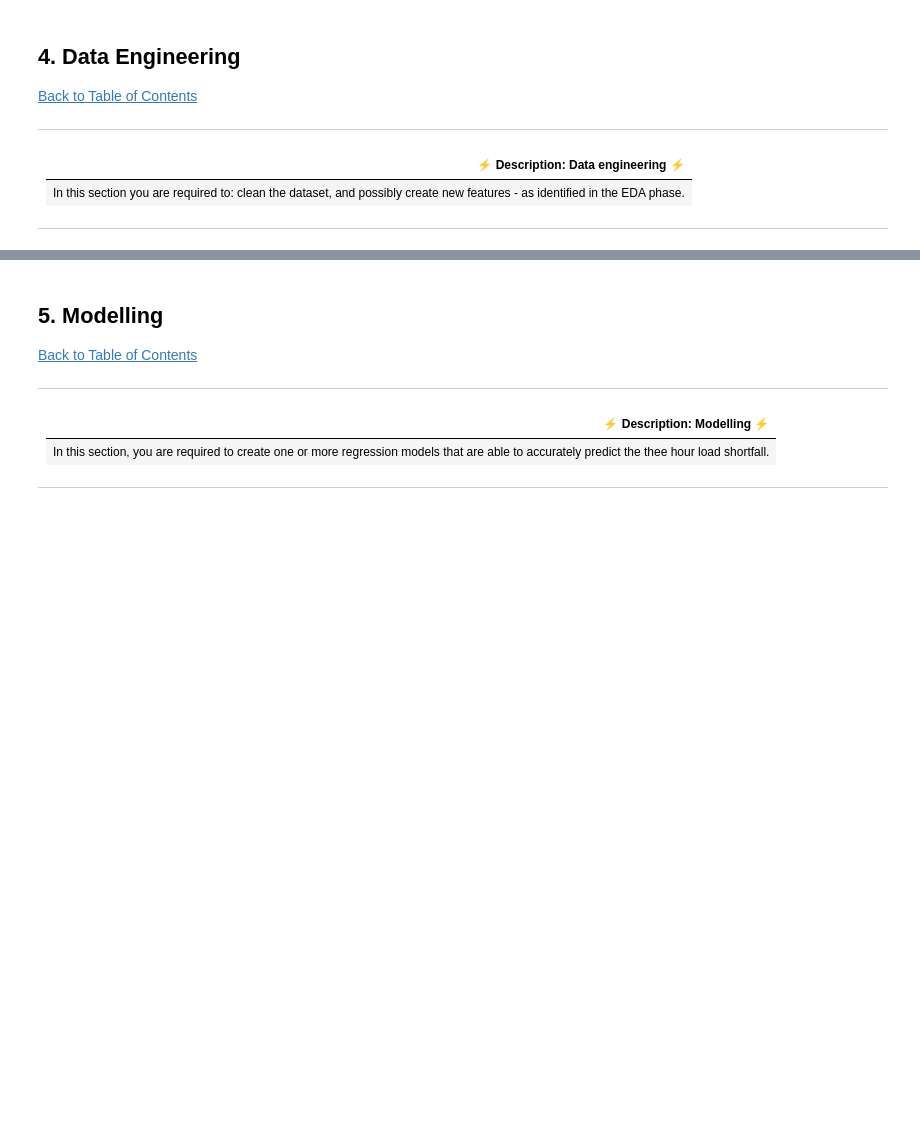
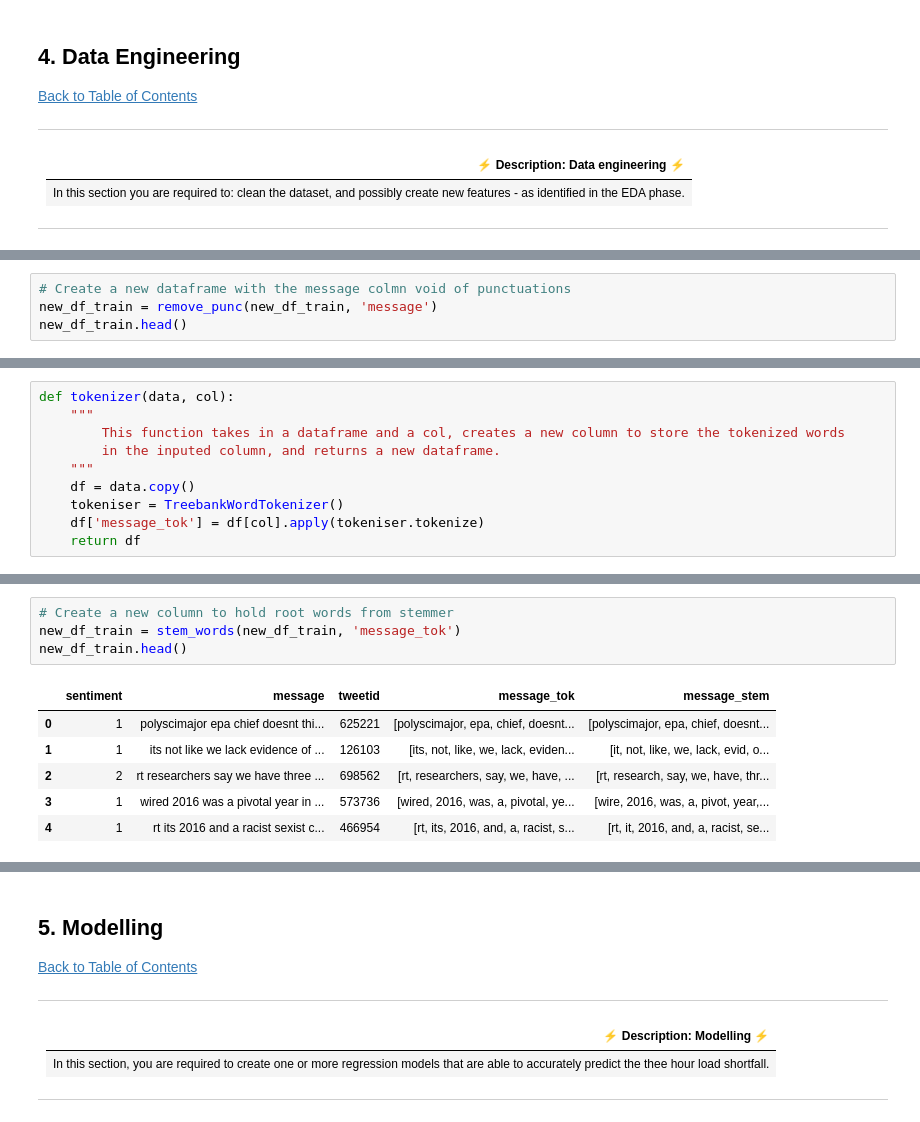
Before and after one commit to endiesworld/2110ACDS_T7_C_Predict, a Jupyter notebook: starter-notebook.ipynb, the cells around one changed output, grey strips where cells are left out. Saved outputs shown, nothing was run; the diff lists cells and outputs as text; blank space fills up the shorter version.

```diff
--- a/starter-notebook.ipynb
+++ b/starter-notebook.ipynb
@@ -253,0 +371,4 @@ plt.show()
+# %%
+# Create a new dataframe with the message colmn void of punctuations
+new_df_train = remove_punc(new_df_train, 'message')
+new_df_train.head()
@@ -253,0 +386,10 @@ plt.show()
+# %%
+def tokenizer(data, col):
+    """
+        This function takes in a dataframe and a col, creates a new column to store the tokenized words
+        in the inputed column, and returns a new dataframe.
+    """
+    df = data.copy()
+    tokeniser = TreebankWordTokenizer()
+    df['message_tok'] = df[col].apply(tokeniser.tokenize)
+    return df
@@ -253,0 +426,11 @@ plt.show()
+# %%
+# Create a new column to hold root words from stemmer
+new_df_train = stem_words(new_df_train, 'message_tok')
+new_df_train.head()
+# %% [output]
+|  | sentiment | message | tweetid | message_tok | message_stem |
+| 0 | 1 | polyscimajor epa chief doesnt thi... | 625221 | [polyscimajor, epa, chief, doesnt... | [polyscimajor, epa, chief, doesnt... |
+| 1 | 1 | its not like we lack evidence of ... | 126103 | [its, not, like, we, lack, eviden... | [it, not, like, we, lack, evid, o... |
+| 2 | 2 | rt researchers say we have three ... | 698562 | [rt, researchers, say, we, have, ... | [rt, research, say, we, have, thr... |
+| 3 | 1 | wired 2016 was a pivotal year in ... | 573736 | [wired, 2016, was, a, pivotal, ye... | [wire, 2016, was, a, pivot, year,... |
+| 4 | 1 | rt its 2016 and a racist sexist c... | 466954 | [rt, its, 2016, and, a, racist, s... | [rt, it, 2016, and, a, racist, se... |
```
Also changed, not shown: parts of 59 cells of this notebook.
